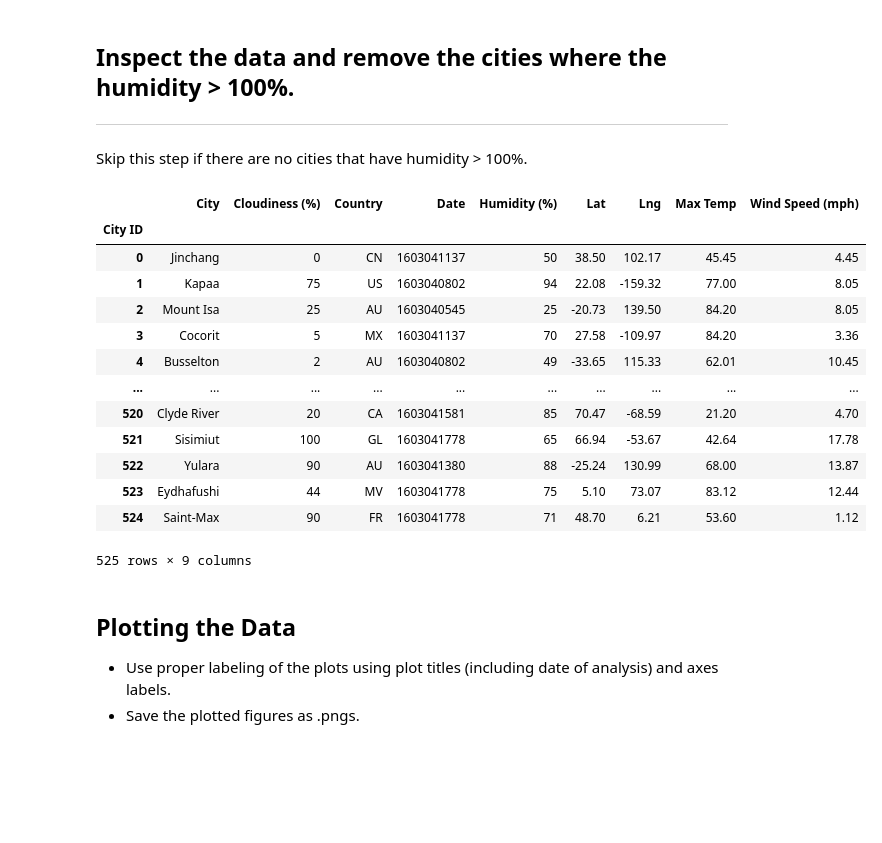
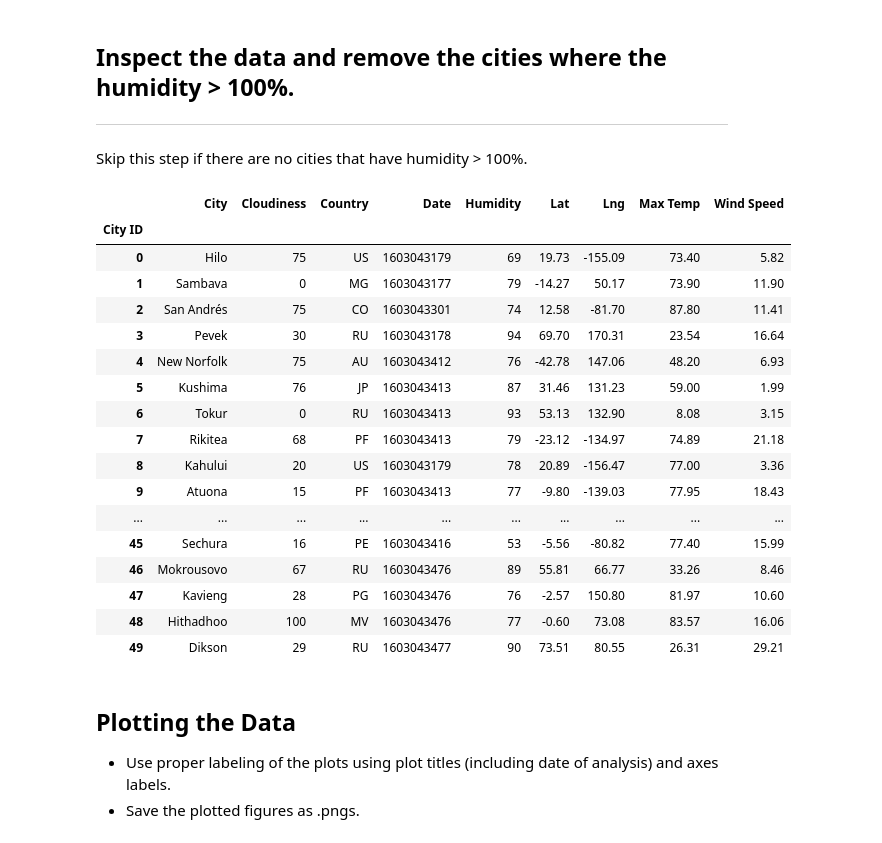
Before and after one commit to blt1339/python-api-challenge, a Jupyter notebook: WeatherPy/WeatherPy.ipynb, the cells around one changed output. Drawn from its saved outputs; the diff is of its cells as text; code cells hidden in the pictures; blank space fills up the shorter version.

```diff
--- a/WeatherPy/WeatherPy.ipynb
+++ b/WeatherPy/WeatherPy.ipynb
@@ -71,7 +71,7 @@ city_wind_speed = []
 query_url = f"{base_url}appid={g_key}&units={units}&q="
 
 city_cntr = -1
-no_cities_to_retrieve = 525
+no_cities_to_retrieve = 50
 
 
 # Loop through cities
@@ -79,7 +79,7 @@ for index, city in enumerate(cities):
     # See if we need to sleep so we don't go over our 60 a minute max for the api
     q, mod = divmod(index+1,55)
     if mod == 0:
-        print("Pausing for a minute so we don't max out our api per minutes limit!")
+        print("Pausing for a minute so we don't over the api calls per minute limit!")
         time.sleep(60)
 
 
@@ -135,14 +135,14 @@ Retrieved data for 524-Saint-Max, FR (48.7,6.21)
 city_data = {
              "City ID": city_id,
              "City": city_name,
-             "Cloudiness (%)": city_cloudiness,
+             "Cloudiness": city_cloudiness,
              "Country": city_country,
              "Date": city_date,
-             "Humidity (%)": city_humidity,
+             "Humidity": city_humidity,
              "Lat": city_latitude,
              "Lng": city_longitude,
              "Max Temp": city_temperature,
-             "Wind Speed (mph)": city_wind_speed
+             "Wind Speed": city_wind_speed
             }
 
 city_df = pd.DataFrame(city_data)
@@ -158,25 +158,29 @@ city_df.to_csv(csv_file_name)
 Skip this step if there are no cities that have humidity > 100%.
 # %%
 # Get rid of any cities that have a humitidy greater than 100
-cleaned_city_df = city_df[city_df['Humidity (%)'] <= 100]
+cleaned_city_df = city_df[city_df['Humidity'] <= 100]
 
 # Preview the cleaned data
 cleaned_city_df
 # %% [output]
-|  | City | Cloudiness (%) | Country | Date | Humidity (%) | Lat | Lng | Max Temp | Wind Speed (mph) |
+|  | City | Cloudiness | Country | Date | Humidity | Lat | Lng | Max Temp | Wind Speed |
 | City ID |  |  |  |  |  |  |  |  |  |
-| 0 | Jinchang | 0 | CN | 1603041137 | 50 | 38.50 | 102.17 | 45.45 | 4.45 |
-| 1 | Kapaa | 75 | US | 1603040802 | 94 | 22.08 | -159.32 | 77.00 | 8.05 |
-| 2 | Mount Isa | 25 | AU | 1603040545 | 25 | -20.73 | 139.50 | 84.20 | 8.05 |
-| 3 | Cocorit | 5 | MX | 1603041137 | 70 | 27.58 | -109.97 | 84.20 | 3.36 |
-| 4 | Busselton | 2 | AU | 1603040802 | 49 | -33.65 | 115.33 | 62.01 | 10.45 |
+| 0 | Hilo | 75 | US | 1603043179 | 69 | 19.73 | -155.09 | 73.40 | 5.82 |
+| 1 | Sambava | 0 | MG | 1603043177 | 79 | -14.27 | 50.17 | 73.90 | 11.90 |
+| 2 | San Andrés | 75 | CO | 1603043301 | 74 | 12.58 | -81.70 | 87.80 | 11.41 |
+| 3 | Pevek | 30 | RU | 1603043178 | 94 | 69.70 | 170.31 | 23.54 | 16.64 |
+| 4 | New Norfolk | 75 | AU | 1603043412 | 76 | -42.78 | 147.06 | 48.20 | 6.93 |
+| 5 | Kushima | 76 | JP | 1603043413 | 87 | 31.46 | 131.23 | 59.00 | 1.99 |
+| 6 | Tokur | 0 | RU | 1603043413 | 93 | 53.13 | 132.90 | 8.08 | 3.15 |
+| 7 | Rikitea | 68 | PF | 1603043413 | 79 | -23.12 | -134.97 | 74.89 | 21.18 |
+| 8 | Kahului | 20 | US | 1603043179 | 78 | 20.89 | -156.47 | 77.00 | 3.36 |
+| 9 | Atuona | 15 | PF | 1603043413 | 77 | -9.80 | -139.03 | 77.95 | 18.43 |
 | ... | ... | ... | ... | ... | ... | ... | ... | ... | ... |
-| 520 | Clyde River | 20 | CA | 1603041581 | 85 | 70.47 | -68.59 | 21.20 | 4.70 |
-| 521 | Sisimiut | 100 | GL | 1603041778 | 65 | 66.94 | -53.67 | 42.64 | 17.78 |
-| 522 | Yulara | 90 | AU | 1603041380 | 88 | -25.24 | 130.99 | 68.00 | 13.87 |
-| 523 | Eydhafushi | 44 | MV | 1603041778 | 75 | 5.10 | 73.07 | 83.12 | 12.44 |
-| 524 | Saint-Max | 90 | FR | 1603041778 | 71 | 48.70 | 6.21 | 53.60 | 1.12 |
+| 45 | Sechura | 16 | PE | 1603043416 | 53 | -5.56 | -80.82 | 77.40 | 15.99 |
+| 46 | Mokrousovo | 67 | RU | 1603043476 | 89 | 55.81 | 66.77 | 33.26 | 8.46 |
+| 47 | Kavieng | 28 | PG | 1603043476 | 76 | -2.57 | 150.80 | 81.97 | 10.60 |
+| 48 | Hithadhoo | 100 | MV | 1603043476 | 77 | -0.60 | 73.08 | 83.57 | 16.06 |
+| 49 | Dikson | 29 | RU | 1603043477 | 90 | 73.51 | 80.55 | 26.31 | 29.21 |
-525 rows × 9 columns
 # %% [markdown]
 ## Plotting the Data
 * Use proper labeling of the plots using plot titles (including date of analysis) and axes labels.
```
Also changed, not shown: parts of 4 cells of this notebook, 1 other file.
